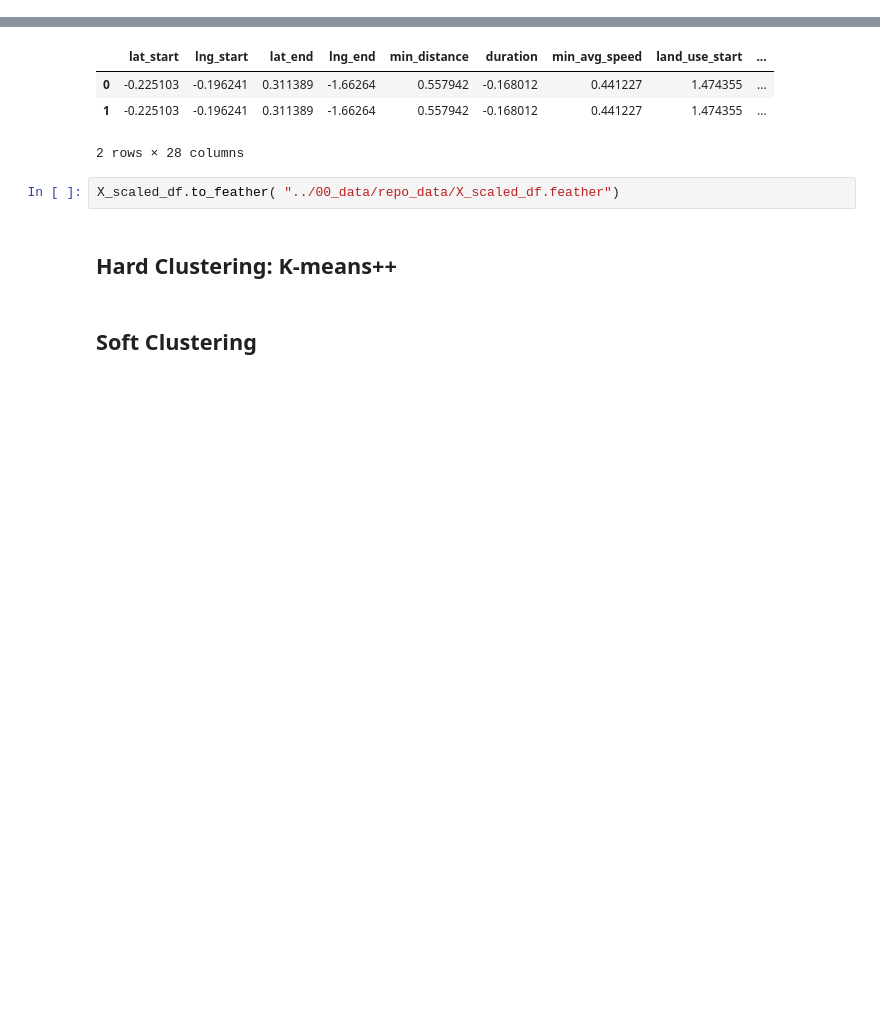
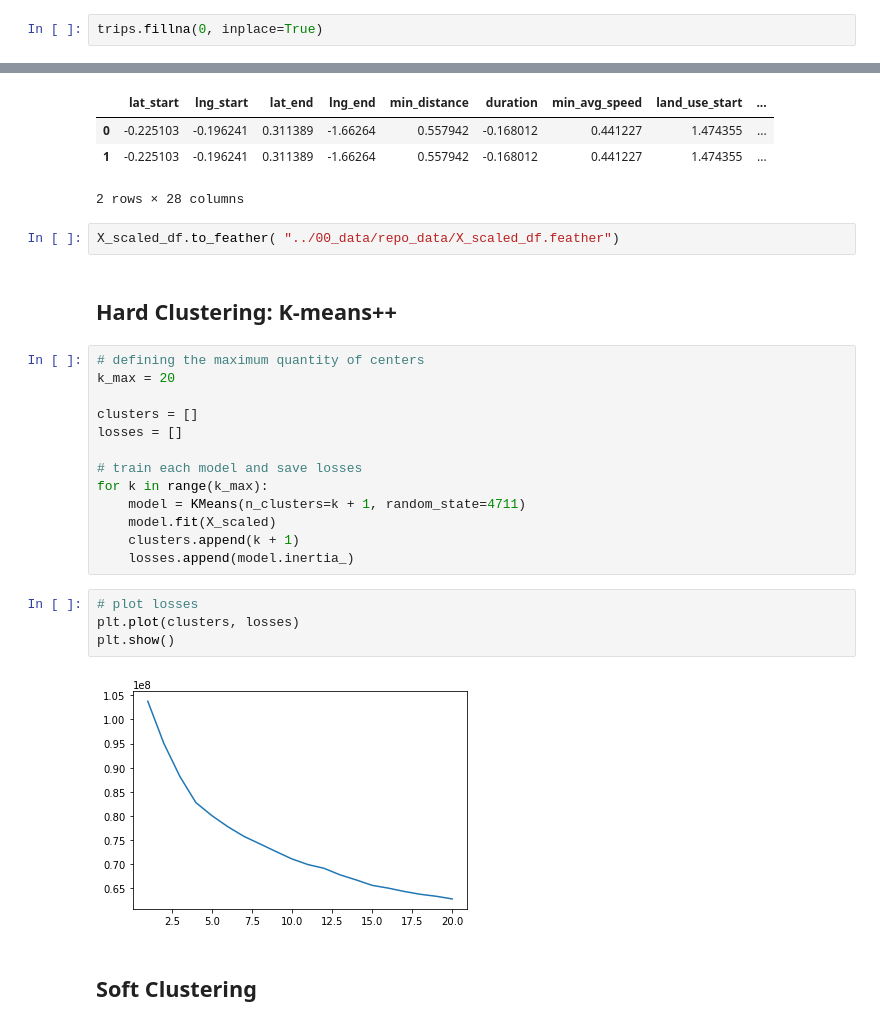
Before and after one commit to mogottsch/aaa-2022-magma, a Jupyter notebook: 03_cluster_analysis/clustering.ipynb, the cells around one changed output, grey strips where cells are left out. Cells and saved outputs as stored; diff of their text form; blank space fills up the shorter version.

```diff
--- a/03_cluster_analysis/clustering.ipynb
+++ b/03_cluster_analysis/clustering.ipynb
@@ -203,3 +225,5 @@ trips.head(2)
+# %%
+trips.fillna(0, inplace=True)
 # %% [markdown]
 ## Scaling
 # %%
@@ -218,5 +242,24 @@ X_scaled_df.head(2)
 X_scaled_df.to_feather( "../00_data/repo_data/X_scaled_df.feather")
 # %% [markdown]
 ## Hard Clustering: K-means++
+# %%
+# defining the maximum quantity of centers
+k_max = 20
+
+clusters = []
+losses = []
+
+# train each model and save losses
+for k in range(k_max):
+    model = KMeans(n_clusters=k + 1, random_state=4711)
+    model.fit(X_scaled)
+    clusters.append(k + 1)
+    losses.append(model.inertia_)
+# %%
+# plot losses
+plt.plot(clusters, losses)
+plt.show()
+# %% [output]
+[figure, added]
 # %% [markdown]
 ## Soft Clustering
```
Also changed, not shown: parts of 2 cells of this notebook.
